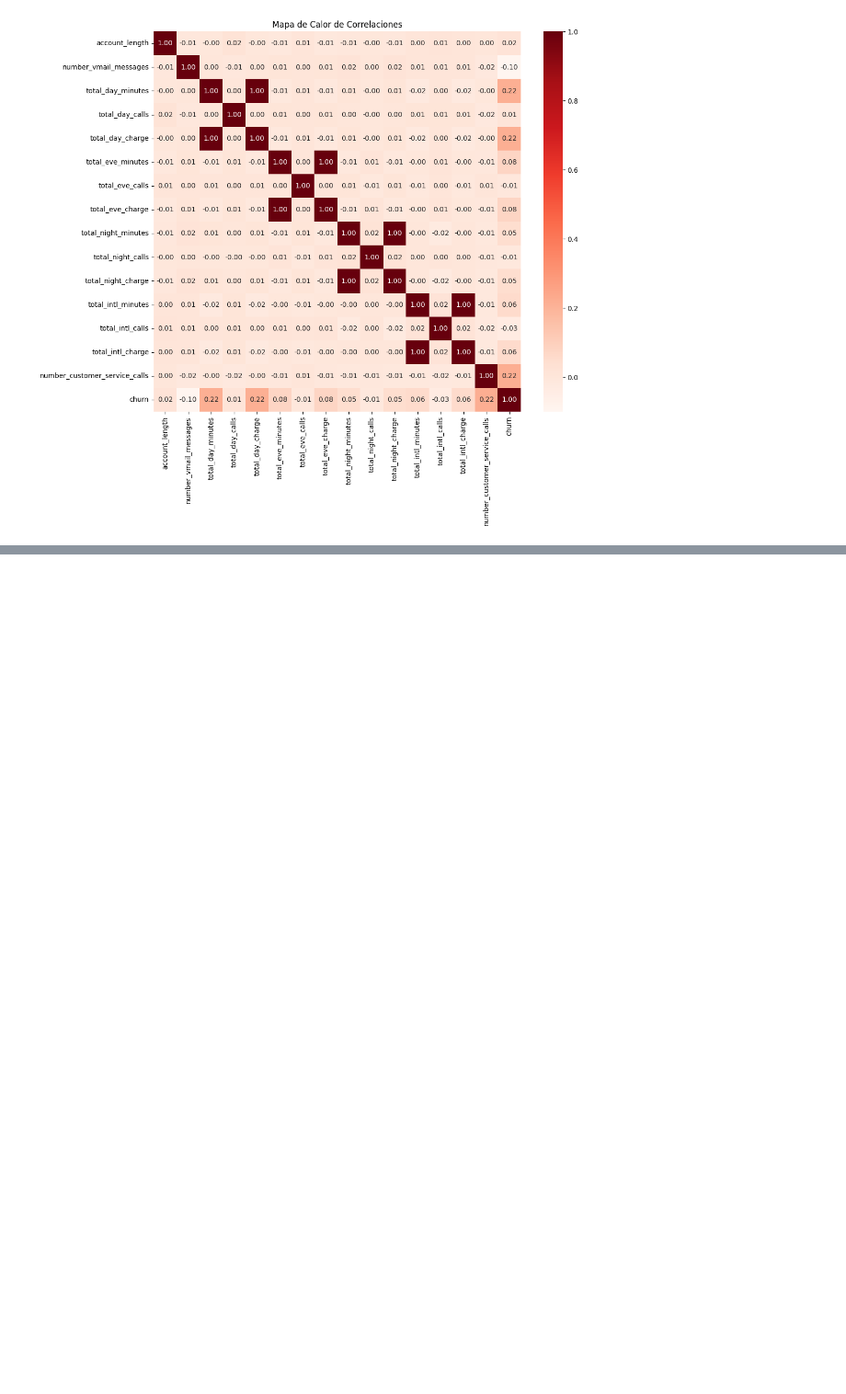
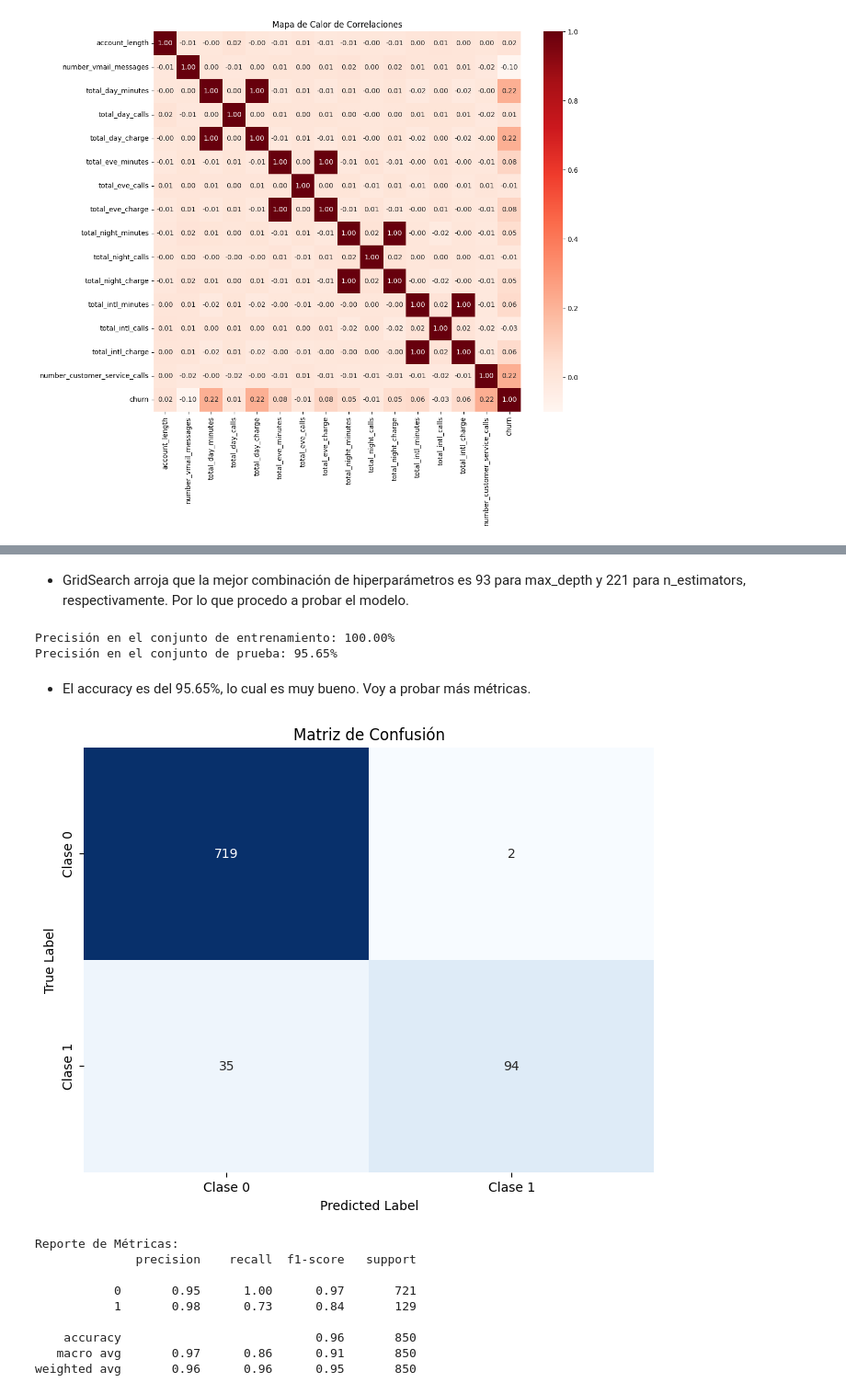
Before and after one commit to Kururoll/Proyecto-2, a Jupyter notebook: Proyecto_2.ipynb, the cells around one changed output, grey strips where cells are left out. Shown: that part at 92% size. Drawn from its saved outputs; the diff is of its cells as text; code cells hidden in the pictures; blank space fills up the shorter version.

```diff
--- a/Proyecto_2.ipynb
+++ b/Proyecto_2.ipynb
@@ -447,0 +445,3 @@ plt.show()
+# %%
+X = df.drop('churn', axis=1)
+y = df['churn']
@@ -447,0 +627,58 @@ plt.show()
+# %% [markdown]
+* GridSearch arroja que la mejor combinación de hiperparámetros es 93 para max_depth y 221 para n_estimators, respectivamente. Por lo que procedo a probar el modelo.
+# %%
+forest2 = RandomForestClassifier(max_depth=93, n_estimators=221, random_state=42)
+
+forest2.fit(X_train_processed, y_train)
+y_pred = forest2.predict(X_test_processed)
+
+
+# Realizar predicciones en el conjunto de entrenamiento
+y_train_pred = forest2.predict(X_train_processed)
+
+train_accuracy = accuracy_score(y_train, y_train_pred)
+print("Precisión en el conjunto de entrenamiento: {:.2f}%".format(train_accuracy * 100))
+
+# Realizar predicciones en el conjunto de prueba
+y_test_pred = forest2.predict(X_test_processed)
+
+# Calcular la precisión en el conjunto de prueba
+test_accuracy = accuracy_score(y_test, y_test_pred)
+print("Precisión en el conjunto de prueba: {:.2f}%".format(test_accuracy * 100))
+# %% [output]
+Precisión en el conjunto de entrenamiento: 100.00%
+Precisión en el conjunto de prueba: 95.65%
+# %% [markdown]
+* El accuracy es del 95.65%, lo cual es muy bueno. Voy a probar más métricas.
+# %%
+from sklearn.metrics import confusion_matrix
+import seaborn as sns
+import matplotlib.pyplot as plt
+from sklearn.metrics import classification_report
+
+# Calcular la matriz de confusión para el conjunto de prueba
+conf_matrix = confusion_matrix(y_test, y_test_pred)
+
+# Visualizar la matriz de confusión utilizando seaborn
+plt.figure(figsize=(8, 6))
+sns.heatmap(conf_matrix, annot=True, fmt="d", cmap="Blues", cbar=False,
+            xticklabels=["Clase 0", "Clase 1"], yticklabels=["Clase 0", "Clase 1"])
+plt.xlabel('Predicted Label')
+plt.ylabel('True Label')
+plt.title('Matriz de Confusión')
+plt.show()
+
+# Imprimir el reporte de métricas
+print("Reporte de Métricas:")
+print(classification_report(y_test, y_test_pred))
+# %% [output]
+[figure, added]
+Reporte de Métricas:
+              precision    recall  f1-score   support
+
+           0       0.95      1.00      0.97       721
+           1       0.98      0.73      0.84       129
+
+    accuracy                           0.96       850
+   macro avg       0.97      0.86      0.91       850
+weighted avg       0.96      0.96      0.95       850
```
Also changed, not shown: parts of 21 cells of this notebook.
